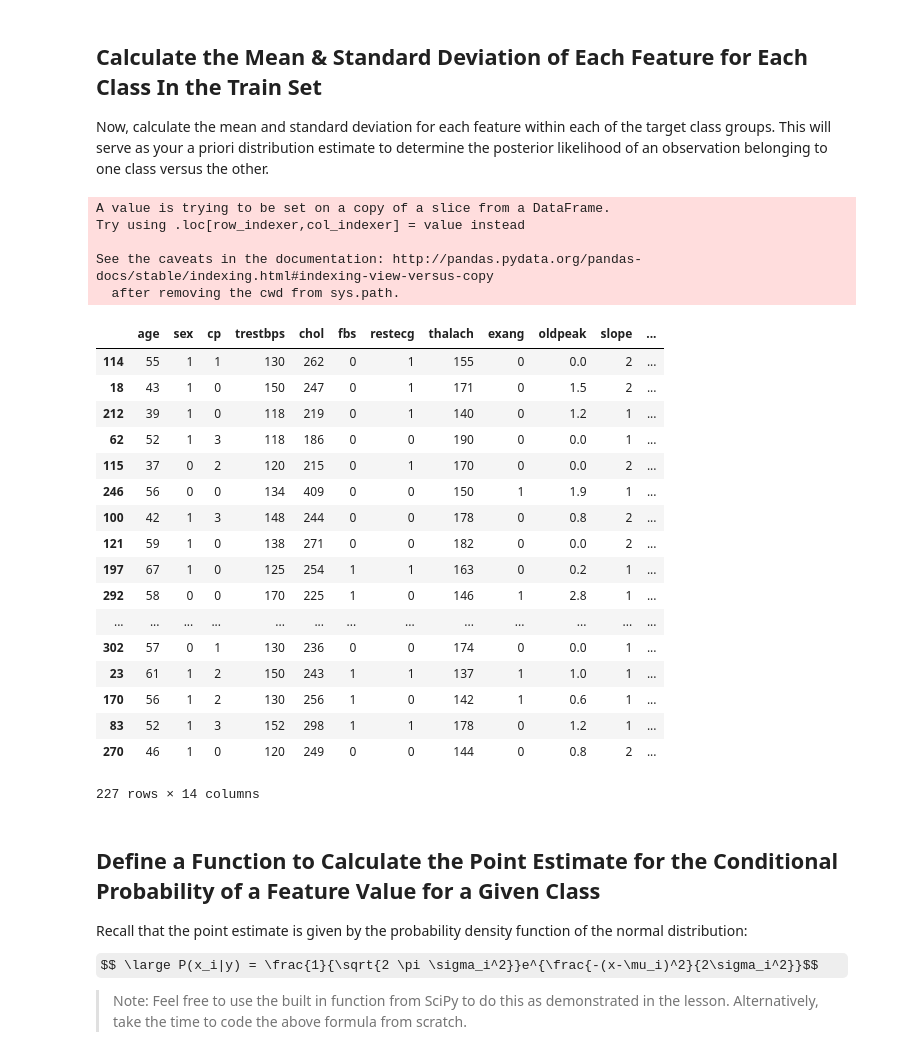
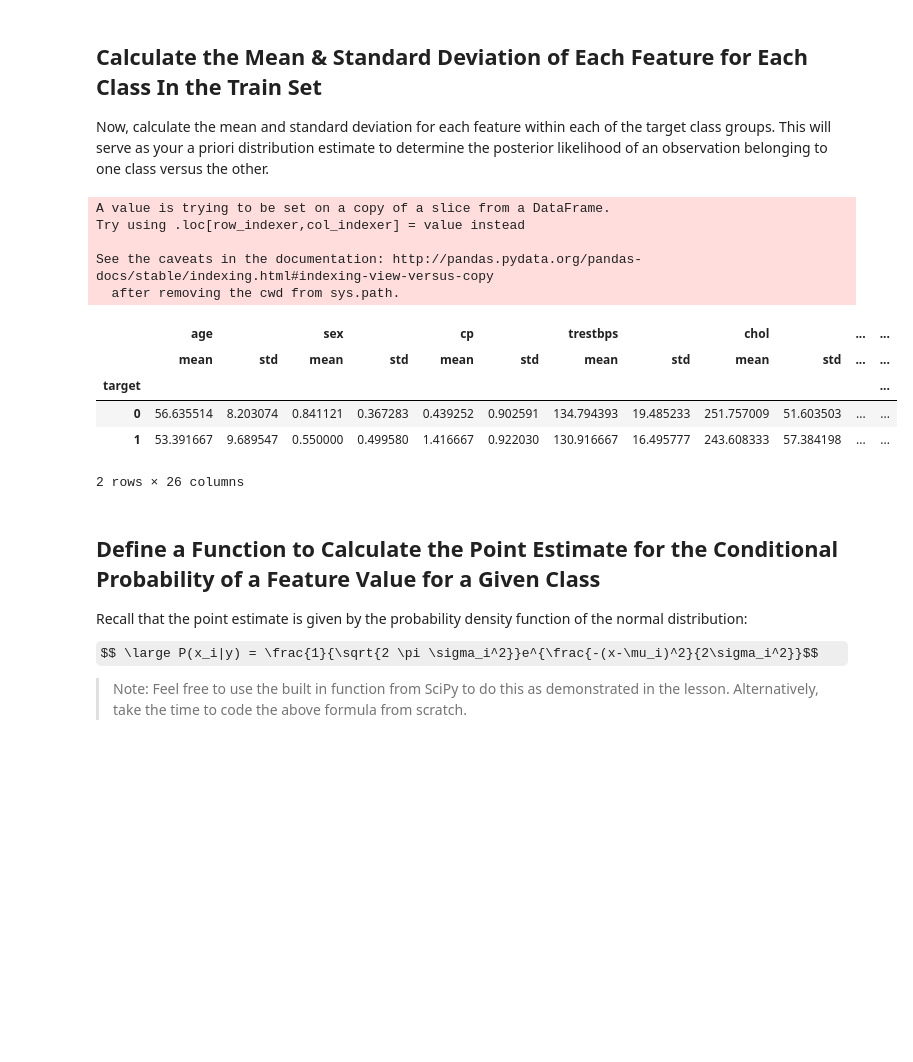
Before and after one commit to max-miller/dsc-gaussian-naive-bayes-lab-nyc-ds-career-042219, a Jupyter notebook: index.ipynb, the cells around one changed output. Drawn from its saved outputs; the diff is of its cells as text; code cells hidden in the pictures; some formulas as TeX source; blank space fills up the shorter version.

```diff
--- a/index.ipynb
+++ b/index.ipynb
@@ -52,34 +52,22 @@ Now, calculate the mean and standard deviation for each feature within each of t
 # %%
 #Your code here; calculate the mean and standard deviation for each feat
 #ure within each class for the training set
 aggs = x_train
 aggs['target'] = y_train
-aggs.groupby('target').agg(['mean', 'std'])
+aggs = aggs.groupby('target').agg(['mean', 'std'])
 aggs
 # %% [output]
 A value is trying to be set on a copy of a slice from a DataFrame.
 Try using .loc[row_indexer,col_indexer] = value instead
 
 See the caveats in the documentation: http://pandas.pydata.org/pandas-docs/stable/indexing.html#indexing-view-versus-copy
   after removing the cwd from sys.path.
-|  | age | sex | cp | trestbps | chol | fbs | restecg | thalach | exang | oldpeak | slope | ... |
-| 114 | 55 | 1 | 1 | 130 | 262 | 0 | 1 | 155 | 0 | 0.0 | 2 | ... |
-| 18 | 43 | 1 | 0 | 150 | 247 | 0 | 1 | 171 | 0 | 1.5 | 2 | ... |
-| 212 | 39 | 1 | 0 | 118 | 219 | 0 | 1 | 140 | 0 | 1.2 | 1 | ... |
-| 62 | 52 | 1 | 3 | 118 | 186 | 0 | 0 | 190 | 0 | 0.0 | 1 | ... |
-| 115 | 37 | 0 | 2 | 120 | 215 | 0 | 1 | 170 | 0 | 0.0 | 2 | ... |
-| 246 | 56 | 0 | 0 | 134 | 409 | 0 | 0 | 150 | 1 | 1.9 | 1 | ... |
-| 100 | 42 | 1 | 3 | 148 | 244 | 0 | 0 | 178 | 0 | 0.8 | 2 | ... |
-| 121 | 59 | 1 | 0 | 138 | 271 | 0 | 0 | 182 | 0 | 0.0 | 2 | ... |
-| 197 | 67 | 1 | 0 | 125 | 254 | 1 | 1 | 163 | 0 | 0.2 | 1 | ... |
-| 292 | 58 | 0 | 0 | 170 | 225 | 1 | 0 | 146 | 1 | 2.8 | 1 | ... |
-| ... | ... | ... | ... | ... | ... | ... | ... | ... | ... | ... | ... | ... |
-| 302 | 57 | 0 | 1 | 130 | 236 | 0 | 0 | 174 | 0 | 0.0 | 1 | ... |
-| 23 | 61 | 1 | 2 | 150 | 243 | 1 | 1 | 137 | 1 | 1.0 | 1 | ... |
-| 170 | 56 | 1 | 2 | 130 | 256 | 1 | 0 | 142 | 1 | 0.6 | 1 | ... |
-| 83 | 52 | 1 | 3 | 152 | 298 | 1 | 1 | 178 | 0 | 1.2 | 1 | ... |
-| 270 | 46 | 1 | 0 | 120 | 249 | 0 | 0 | 144 | 0 | 0.8 | 2 | ... |
+|  | age |  | sex |  | cp |  | trestbps |  | chol |  | ... | ... |
+|  | mean | std | mean | std | mean | std | mean | std | mean | std | ... | ... |
+| target |  |  |  |  |  |  |  |  |  |  |  | ... |
+| 0 | 56.635514 | 8.203074 | 0.841121 | 0.367283 | 0.439252 | 0.902591 | 134.794393 | 19.485233 | 251.757009 | 51.603503 | ... | ... |
+| 1 | 53.391667 | 9.689547 | 0.550000 | 0.499580 | 1.416667 | 0.922030 | 130.916667 | 16.495777 | 243.608333 | 57.384198 | ... | ... |
-227 rows × 14 columns
+2 rows × 26 columns
 # %% [markdown]
 ## Define a Function to Calculate the Point Estimate for the Conditional Probability of a Feature Value for a Given Class
 
```
